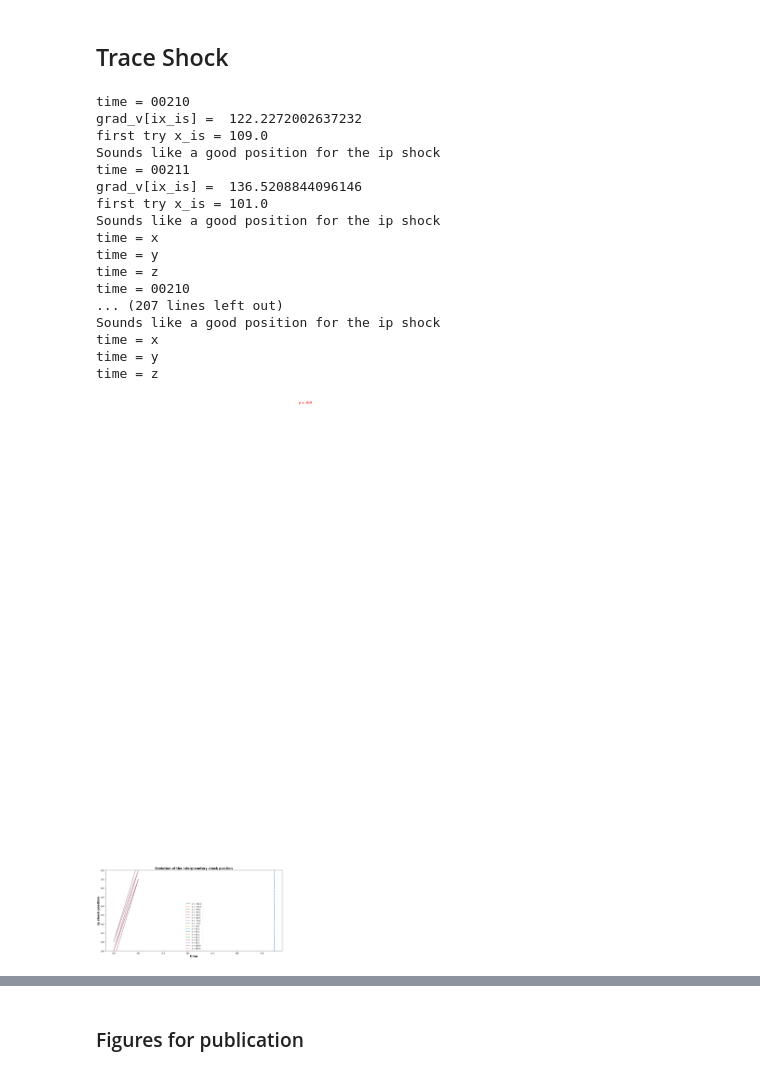
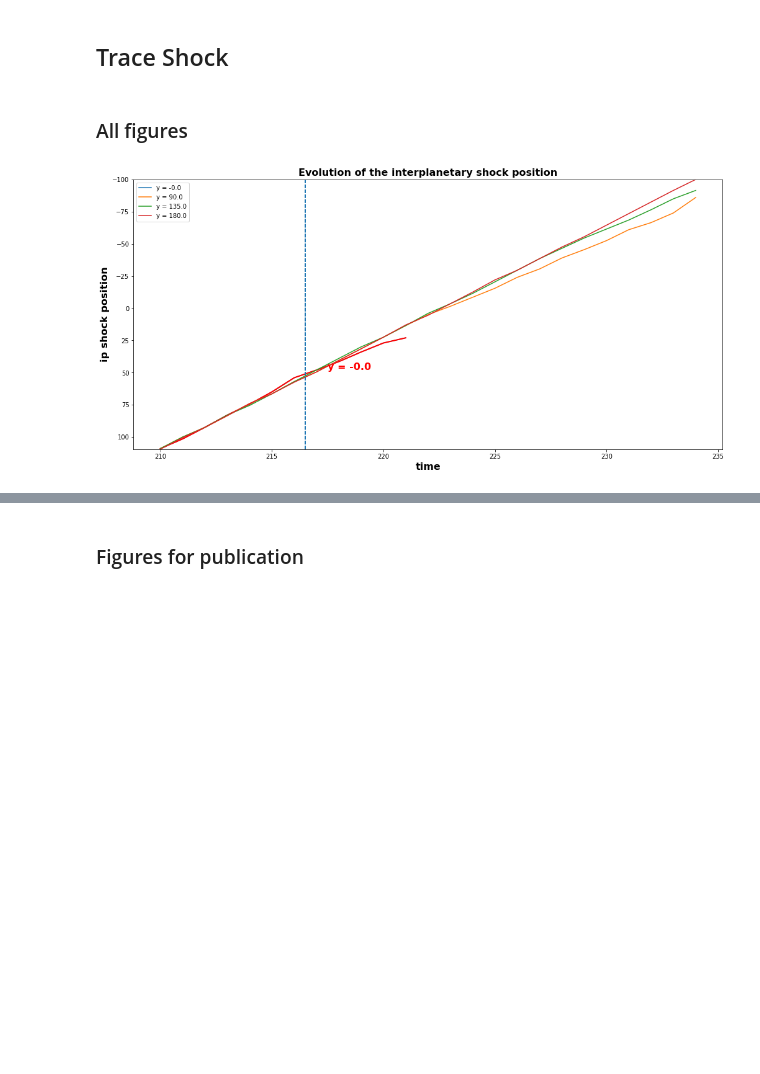
Before and after one commit to cmoissar/Jupyter-Notebooks, a Jupyter notebook: Shock_tracking_read_slices.ipynb, the cells around one changed output, grey strips where cells are left out. Drawn from its saved outputs; the diff is of its cells as text; code cells hidden in the pictures; blank space fills up the shorter version.

```diff
--- a/Shock_tracking_read_slices.ipynb
+++ b/Shock_tracking_read_slices.ipynb
@@ -113,7 +98,7 @@ if not(path_store_json.exists()):
 
 # name = "shock_tracking_" + run_name + ".json"
 # name = "shock_tracking_occ.json"
-name = "shock_tracking_for_Article_Part_I20_08_18_new_big_one_0.json"
+name = "shock_tracking_bis_for_Article_Part_I_20_08_18_new_big_one_0.json"
 
 path_json = Path(storing_directory_json + name)
 # %%
@@ -253,4 +246,6 @@ def first_largest(list1, sub_list1, verbose=False):
     return index_first
 # %% [markdown]
 ## Trace Shock
+# %% [markdown]
+### All figures
 # %%
@@ -314,52 +309,35 @@ for y_slice in stored_data['00210']['Vx']['(xy) plane'].keys():
             break
 
 
     if y_slice == 'y = -0.0':
         t_fig_y0 = t[:-2]
         pos_fig_y0 = pos[:-2]
     if y_slice == 'y = 90.0':
         t_fig_y = t[:-1]
         pos_fig_y = pos[:-1]
-    if y_slice == 'y = 300.0':
+    if y_slice == 'y = 180.0':
         t_ref = t[:-1]
         pos_ref = pos[:-1]
 
 
     plt.plot(t, pos, label=y_slice)
     plt.title(f'Evolution of the interplanetary shock position', weight='bold', fontsize='16')
     plt.ylim([max(pos), min(pos)])
     plt.ylabel('ip shock position', weight='bold', fontsize='16')
     plt.xlabel('time', weight='bold', fontsize='16')
     plt.axvline(216.5, linestyle='--', )
 
     if y_slice == 'y = -0.0':
         plt.plot(t, pos, color='red', linewidth=2)
         plt.text(217.5,48, y_slice, color='red', weight='bold', fontsize='16')
 
 plt.legend()
 saving_title = "shock_tracking_xy"
 plt.savefig(dropbox_dir + '/' + saving_title + run_name + ".png",
             transparent=True, bbox_inches='tight', pad_inches=0.1)
 plt.show()
 # %% [output]
-time = 00210
-grad_v[ix_is] =  122.2272002637232
-first try x_is = 109.0
-Sounds like a good position for the ip shock
-time = 00211
-grad_v[ix_is] =  136.5208844096146
-first try x_is = 101.0
-Sounds like a good position for the ip shock
-time = x
-time = y
-time = z
-time = 00210
-... (207 lines left out)
-Sounds like a good position for the ip shock
-time = x
-time = y
-time = z
-[figure, old version]
+[figure, new version]
 # %%
 for z_slice in stored_data['00210']['Vx']['(xz) plane'].keys():
 
```
Also changed, not shown: parts of 19 cells of this notebook, 6 other files.
